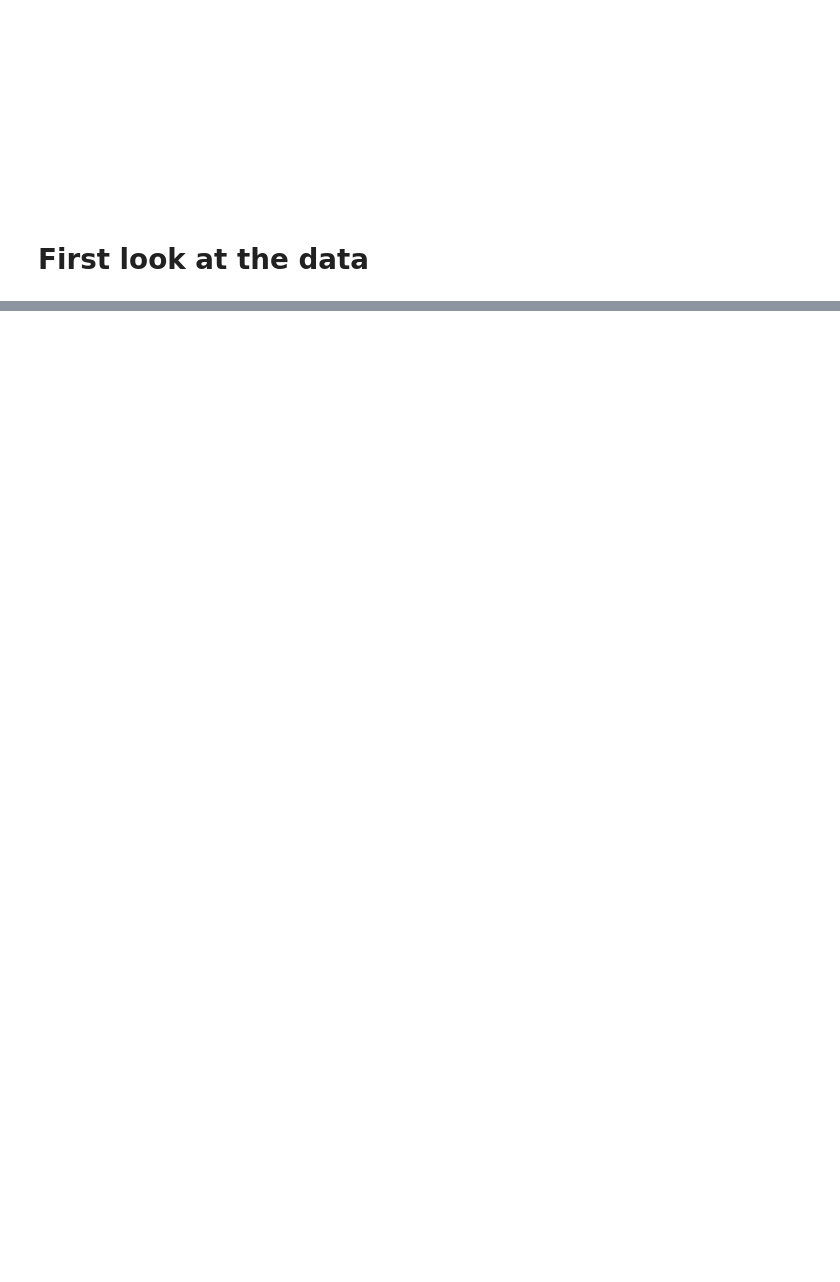
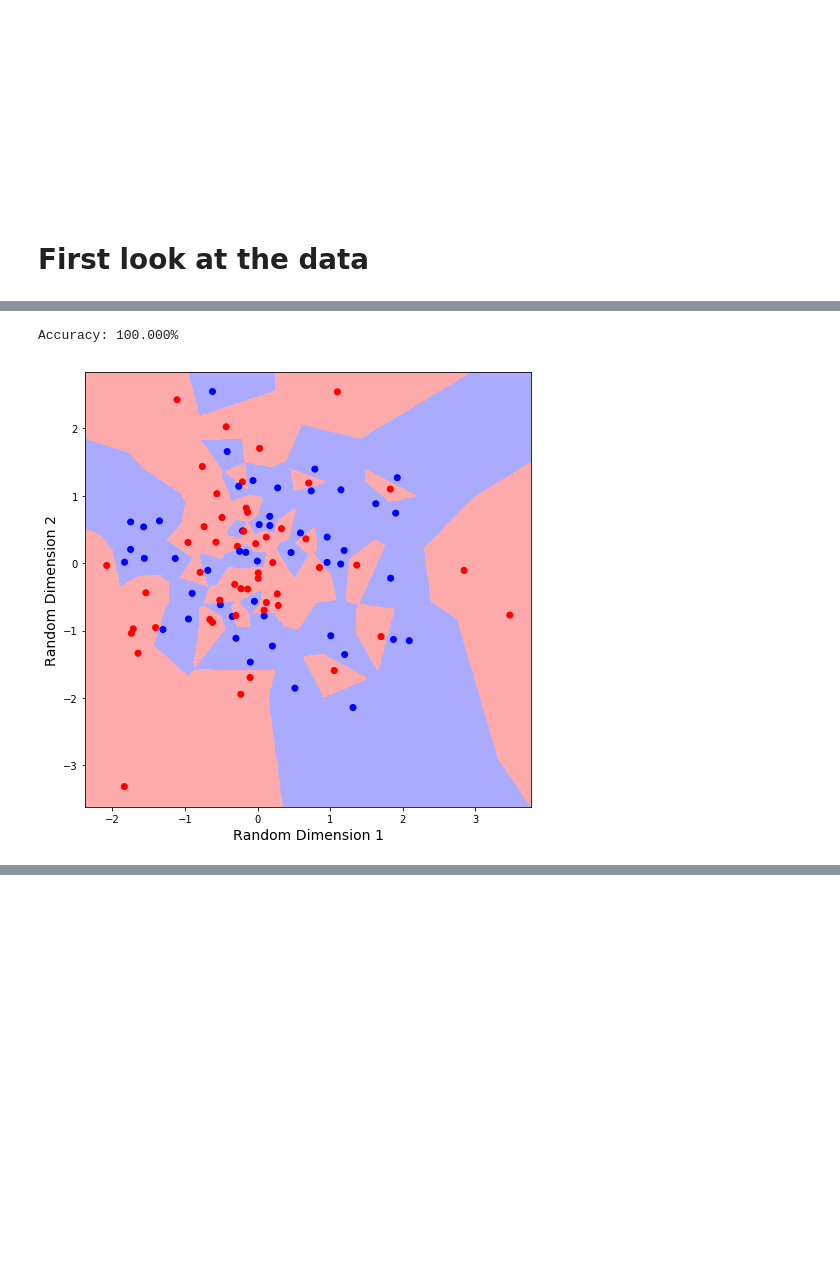
Before and after one commit to Joao-M-Almeida/ML-Tutorial, a Jupyter notebook: Tutorial Notebook Development.ipynb, the cells around one changed output, grey strips where cells are left out. Saved outputs shown, nothing was run; the diff lists cells and outputs as text; code cells hidden in the pictures; blank space fills up the shorter version.

```diff
--- a/Tutorial Notebook Development.ipynb
+++ b/Tutorial Notebook Development.ipynb
@@ -559,3 +861,27 @@ whisky_data
+# %%
+clf = KNeighborsClassifier(n_neighbors=1)
+#clf = KNeighborsClassifier(n_neighbors=10)
+
+clf.fit(random_data, random_labels)
+
+print("Accuracy: {:0.3f}%".format(
+        clf.score(random_data, random_labels)*100))
+# %% [output]
+Accuracy: 100.000%
+# %%
+(xx, yy, Z) = predict_mesh(random_data, clf, h=0.01)
+
+fig = plt.figure(figsize=(8,8))
+plt.xlabel('Random Dimension 1', fontsize=14)
+plt.ylabel('Random Dimension 2', fontsize=14)
+plt.pcolormesh(xx, yy, Z, cmap=cmap_light)
+
+plt.scatter(random_data[:, 0], random_data[:, 1],
+            c=random_labels, cmap=cmap_bold)
+
+plt.show()
+# %% [output]
+[figure, added]
 # %% [markdown]
 <br></br>
 <br></br>
```
Also changed, not shown: parts of 55 cells of this notebook, 3 other files.
